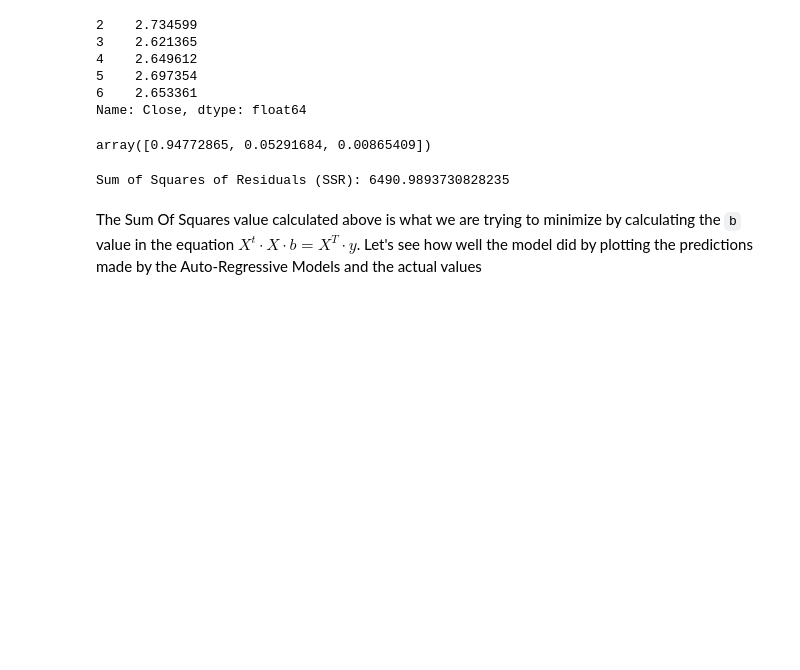
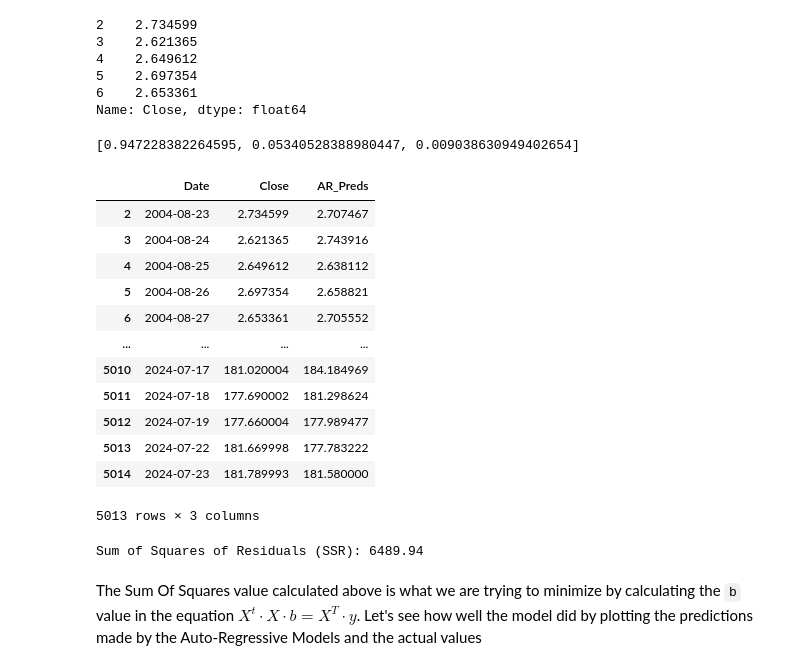
Before and after one commit to dakshbhatnagar/projects, a Jupyter notebook: arima/arima.ipynb, the cells around one changed output. Saved outputs shown, nothing was run; the diff lists cells and outputs as text; code cells hidden in the pictures; blank space fills up the shorter version.

```diff
--- a/arima/arima.ipynb
+++ b/arima/arima.ipynb
@@ -368,6 +368,8 @@ LHS = np.dot(X.T, X)
 RHS = np.dot(X.T, y)
 #Coefficient for lags (first 2, third is constant term) calculated using ordinary least squares implemented in Numpy
 coeffs = np.linalg.solve(LHS, RHS) # AR(2)
-coeffs
+#Assigning the values
+lag1_coeff, lag2_coeff, c = coeffs # type: ignore
+[lag1_coeff, lag2_coeff, c]
 # %% [output]
-array([0.94772865, 0.05291684, 0.00865409])
+[0.947228382264595, 0.05340528388980447, 0.009038630949402654]
@@ -383,12 +382,28 @@ def predict_ar2(X_t_minus_1, X_t_minus_2, c, phi_1, phi_2):
 # %%
 #Adding a new column for the AR predictions
 df['AR_Preds'] = predict_ar2(df['Close_Lag_1'], df['Close_Lag_2'], c, lag1_coeff, lag2_coeff)
+# %%
+df[['Date', 'Close', 'AR_Preds']]
+# %% [output]
+|  | Date | Close | AR_Preds |
+| 2 | 2004-08-23 | 2.734599 | 2.707467 |
+| 3 | 2004-08-24 | 2.621365 | 2.743916 |
+| 4 | 2004-08-25 | 2.649612 | 2.638112 |
+| 5 | 2004-08-26 | 2.697354 | 2.658821 |
+| 6 | 2004-08-27 | 2.653361 | 2.705552 |
+| ... | ... | ... | ... |
+| 5010 | 2024-07-17 | 181.020004 | 184.184969 |
+| 5011 | 2024-07-18 | 177.690002 | 181.298624 |
+| 5012 | 2024-07-19 | 177.660004 | 177.989477 |
+| 5013 | 2024-07-22 | 181.669998 | 177.783222 |
+| 5014 | 2024-07-23 | 181.789993 | 181.580000 |
+5013 rows × 3 columns
 # %%
 residuals = df['Close'] - df['AR_Preds']
-ssr = np.sum(residuals**2)
+ssr = round(np.sum(residuals**2),2)
 print(f"Sum of Squares of Residuals (SSR): {ssr}")
 # %% [output]
-Sum of Squares of Residuals (SSR): 6490.9893730828235
+Sum of Squares of Residuals (SSR): 6489.94
 # %% [markdown]
 The Sum Of Squares value calculated above is what we are trying to minimize by calculating the `b` value in the equation $X^t\cdot X \cdot b =  X^T \cdot y$. Let's see how well the model did by plotting the predictions made by the Auto-Regressive Models and the actual values
 # %%
```
Also changed, not shown: parts of 12 cells of this notebook, 2 other files.
